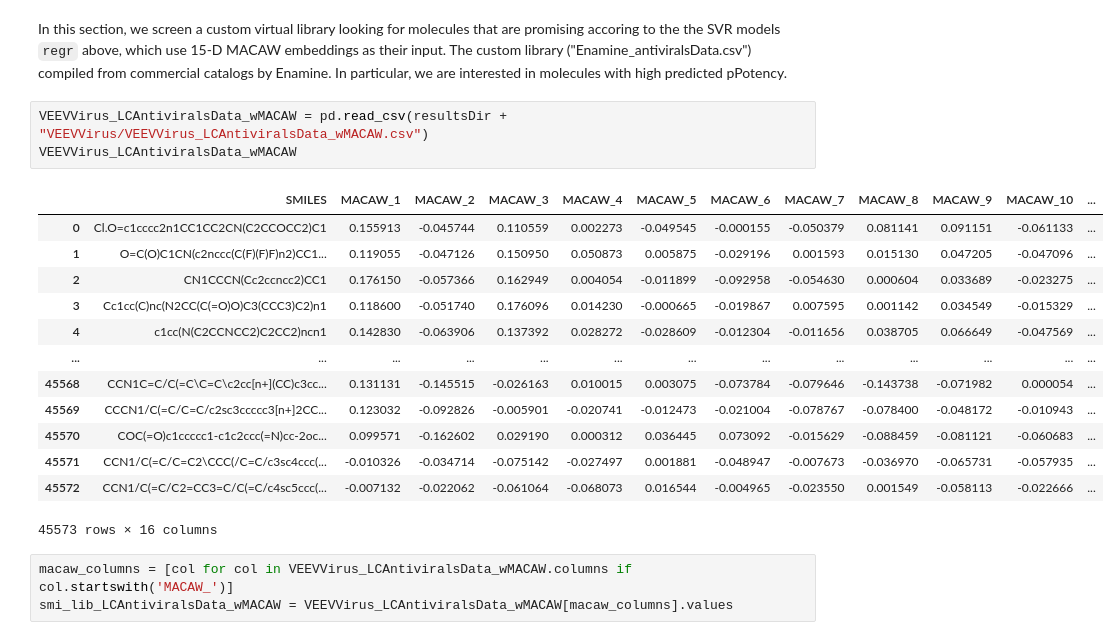
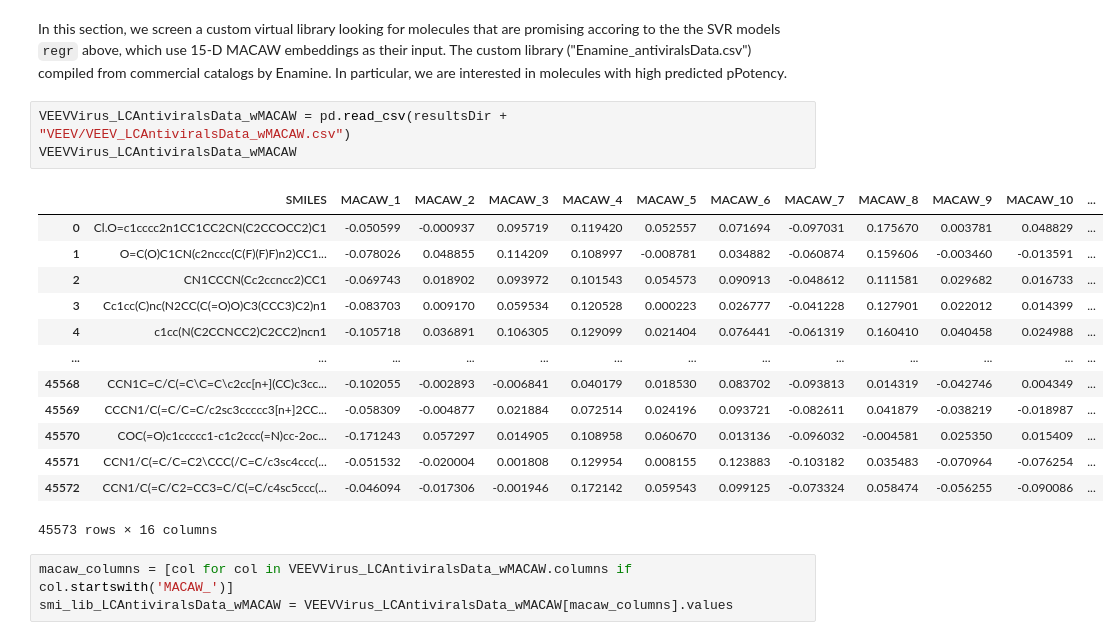
Before and after one commit to soumyadeepghosh35/DTRA_ART, a Jupyter notebook: DTRA_project_notebooks/Step5_ART_VEEV.ipynb, the cells around one changed output. Drawn from its saved outputs; the diff is of its cells as text.

```diff
--- a/DTRA_project_notebooks/Step5_ART_VEEV.ipynb
+++ b/DTRA_project_notebooks/Step5_ART_VEEV.ipynb
@@ -276,21 +278,21 @@ Predictions saved with uncertainty estimates
 # %% [markdown]
 In this section, we screen a custom virtual library looking for molecules that are promising accoring to the the SVR models `regr` above, which use 15-D MACAW embeddings as their input. The custom library ("Enamine_antiviralsData.csv") compiled from commercial catalogs by Enamine. In particular, we are interested in molecules with high predicted pPotency.
 # %%
-VEEVVirus_LCAntiviralsData_wMACAW = pd.read_csv(resultsDir + "VEEVVirus/VEEVVirus_LCAntiviralsData_wMACAW.csv")
+VEEVVirus_LCAntiviralsData_wMACAW = pd.read_csv(resultsDir + "VEEV/VEEV_LCAntiviralsData_wMACAW.csv")
 VEEVVirus_LCAntiviralsData_wMACAW
 # %% [output]
 |  | SMILES | MACAW_1 | MACAW_2 | MACAW_3 | MACAW_4 | MACAW_5 | MACAW_6 | MACAW_7 | MACAW_8 | MACAW_9 | MACAW_10 | ... |
-| 0 | Cl.O=c1cccc2n1CC1CC2CN(C2CCOCC2)C1 | 0.155913 | -0.045744 | 0.110559 | 0.002273 | -0.049545 | -0.000155 | -0.050379 | 0.081141 | 0.091151 | -0.061133 | ... |
-| 1 | O=C(O)C1CN(c2nccc(C(F)(F)F)n2)CC1... | 0.119055 | -0.047126 | 0.150950 | 0.050873 | 0.005875 | -0.029196 | 0.001593 | 0.015130 | 0.047205 | -0.047096 | ... |
-| 2 | CN1CCCN(Cc2ccncc2)CC1 | 0.176150 | -0.057366 | 0.162949 | 0.004054 | -0.011899 | -0.092958 | -0.054630 | 0.000604 | 0.033689 | -0.023275 | ... |
-| 3 | Cc1cc(C)nc(N2CC(C(=O)O)C3(CCC3)C2)n1 | 0.118600 | -0.051740 | 0.176096 | 0.014230 | -0.000665 | -0.019867 | 0.007595 | 0.001142 | 0.034549 | -0.015329 | ... |
-| 4 | c1cc(N(C2CCNCC2)C2CC2)ncn1 | 0.142830 | -0.063906 | 0.137392 | 0.028272 | -0.028609 | -0.012304 | -0.011656 | 0.038705 | 0.066649 | -0.047569 | ... |
+| 0 | Cl.O=c1cccc2n1CC1CC2CN(C2CCOCC2)C1 | -0.050599 | -0.000937 | 0.095719 | 0.119420 | 0.052557 | 0.071694 | -0.097031 | 0.175670 | 0.003781 | 0.048829 | ... |
+| 1 | O=C(O)C1CN(c2nccc(C(F)(F)F)n2)CC1... | -0.078026 | 0.048855 | 0.114209 | 0.108997 | -0.008781 | 0.034882 | -0.060874 | 0.159606 | -0.003460 | -0.013591 | ... |
+| 2 | CN1CCCN(Cc2ccncc2)CC1 | -0.069743 | 0.018902 | 0.093972 | 0.101543 | 0.054573 | 0.090913 | -0.048612 | 0.111581 | 0.029682 | 0.016733 | ... |
+| 3 | Cc1cc(C)nc(N2CC(C(=O)O)C3(CCC3)C2)n1 | -0.083703 | 0.009170 | 0.059534 | 0.120528 | 0.000223 | 0.026777 | -0.041228 | 0.127901 | 0.022012 | 0.014399 | ... |
+| 4 | c1cc(N(C2CCNCC2)C2CC2)ncn1 | -0.105718 | 0.036891 | 0.106305 | 0.129099 | 0.021404 | 0.076441 | -0.061319 | 0.160410 | 0.040458 | 0.024988 | ... |
 | ... | ... | ... | ... | ... | ... | ... | ... | ... | ... | ... | ... | ... |
-| 45568 | CCN1C=C/C(=C\C=C\c2cc[n+](CC)c3cc... | 0.131131 | -0.145515 | -0.026163 | 0.010015 | 0.003075 | -0.073784 | -0.079646 | -0.143738 | -0.071982 | 0.000054 | ... |
-| 45569 | CCCN1/C(=C/C=C/c2sc3ccccc3[n+]2CC... | 0.123032 | -0.092826 | -0.005901 | -0.020741 | -0.012473 | -0.021004 | -0.078767 | -0.078400 | -0.048172 | -0.010943 | ... |
-| 45570 | COC(=O)c1ccccc1-c1c2ccc(=N)cc-2oc... | 0.099571 | -0.162602 | 0.029190 | 0.000312 | 0.036445 | 0.073092 | -0.015629 | -0.088459 | -0.081121 | -0.060683 | ... |
-| 45571 | CCN1/C(=C/C=C2\CCC(/C=C/c3sc4ccc(... | -0.010326 | -0.034714 | -0.075142 | -0.027497 | 0.001881 | -0.048947 | -0.007673 | -0.036970 | -0.065731 | -0.057935 | ... |
-| 45572 | CCN1/C(=C/C2=CC3=C/C(=C/c4sc5ccc(... | -0.007132 | -0.022062 | -0.061064 | -0.068073 | 0.016544 | -0.004965 | -0.023550 | 0.001549 | -0.058113 | -0.022666 | ... |
+| 45568 | CCN1C=C/C(=C\C=C\c2cc[n+](CC)c3cc... | -0.102055 | -0.002893 | -0.006841 | 0.040179 | 0.018530 | 0.083702 | -0.093813 | 0.014319 | -0.042746 | 0.004349 | ... |
+| 45569 | CCCN1/C(=C/C=C/c2sc3ccccc3[n+]2CC... | -0.058309 | -0.004877 | 0.021884 | 0.072514 | 0.024196 | 0.093721 | -0.082611 | 0.041879 | -0.038219 | -0.018987 | ... |
+| 45570 | COC(=O)c1ccccc1-c1c2ccc(=N)cc-2oc... | -0.171243 | 0.057297 | 0.014905 | 0.108958 | 0.060670 | 0.013136 | -0.096032 | -0.004581 | 0.025350 | 0.015409 | ... |
+| 45571 | CCN1/C(=C/C=C2\CCC(/C=C/c3sc4ccc(... | -0.051532 | -0.020004 | 0.001808 | 0.129954 | 0.008155 | 0.123883 | -0.103182 | 0.035483 | -0.070964 | -0.076254 | ... |
+| 45572 | CCN1/C(=C/C2=CC3=C/C(=C/c4sc5ccc(... | -0.046094 | -0.017306 | -0.001946 | 0.172142 | 0.059543 | 0.099125 | -0.073324 | 0.058474 | -0.056255 | -0.090086 | ... |
 45573 rows × 16 columns
 # %%
 macaw_columns = [col for col in VEEVVirus_LCAntiviralsData_wMACAW.columns if col.startswith('MACAW_')]
```
Also changed, not shown: parts of 16 cells of this notebook, 2 other files.
